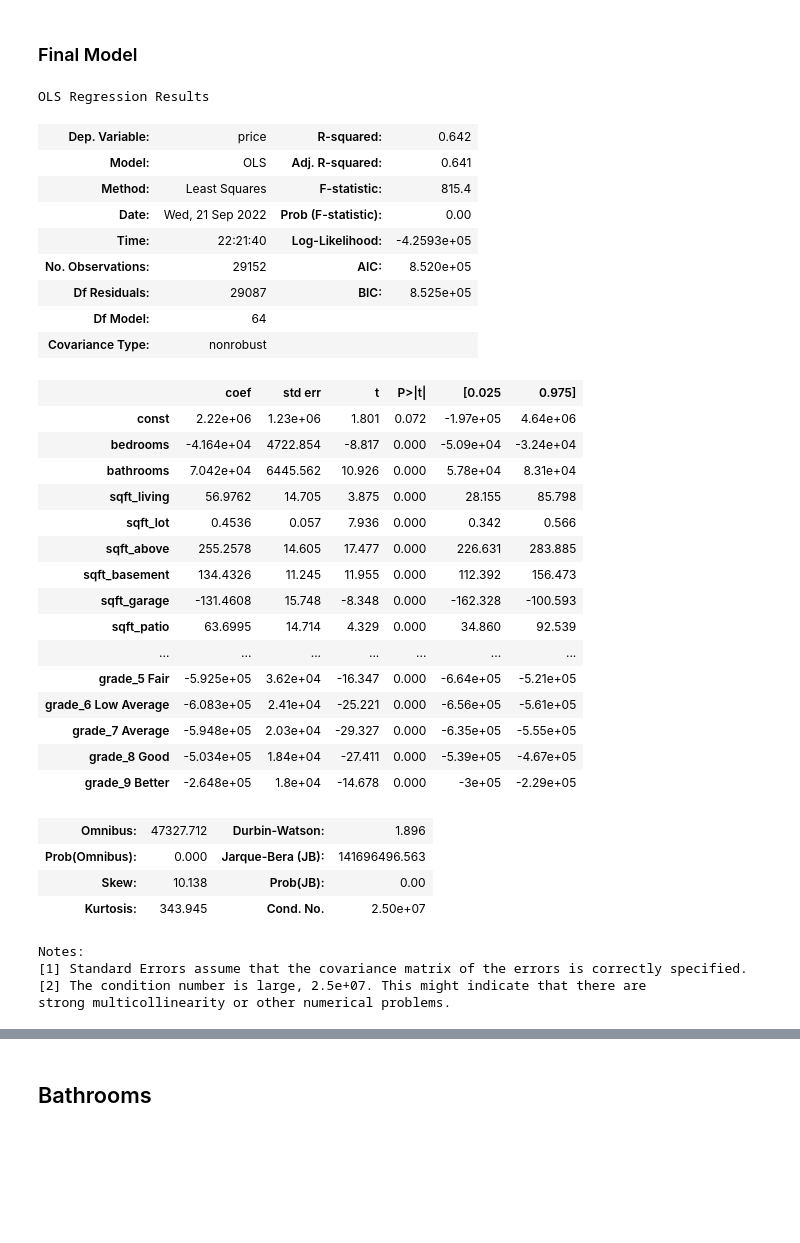
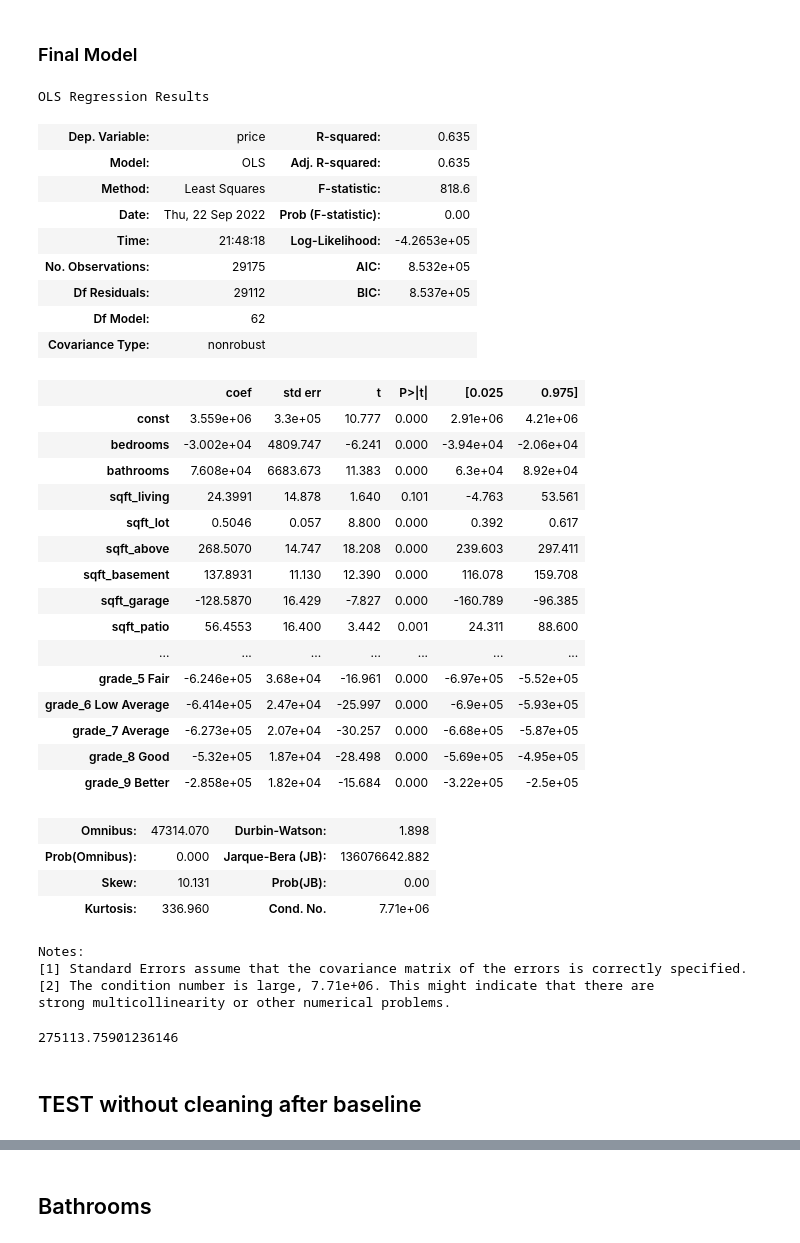
Before and after one commit to newcojon/Capstone, a Jupyter notebook: cap_vers_1.ipynb, the cells around one changed output, grey strips where cells are left out. Cells and saved outputs as stored; diff of their text form; code cells hidden in the pictures; blank space fills up the shorter version.

```diff
--- a/cap_vers_1.ipynb
+++ b/cap_vers_1.ipynb
@@ -560,4 +661,0 @@ X_iter = pd.get_dummies(X_iter, columns=['grade', 'waterfront'], drop_first=True
-# %%
-model = sm.OLS(y, sm.add_constant(X_iter))
-results = model.fit()
-print(results.summary())
@@ -722,4 +852,0 @@ X_iter1 = pd.get_dummies(X_iter1, columns=['Neighborhood', 'waterfront'], drop_f
-# %%
-model = sm.OLS(y, sm.add_constant(X_iter1))
-results = model.fit()
-print(results.summary())
@@ -787,3 +898,7 @@ ccpr function partial
 # df1.heat_source
 # %% [markdown]
 ### Model Iteration
+# %%
+# Creating categorical variables
+cats = df1[['waterfront','greenbelt', 'nuisance', 'view', 'condition', 'heat_source', 'sewer_system', 'Neighborhood', 'grade']]
+cats1 = df1[['selldate','price','waterfront','greenbelt', 'nuisance', 'view', 'condition', 'heat_source', 'sewer_system', 'address', 'Zipcode', 'Neighborhood', 'grade']]
@@ -899,5 +1013,5 @@ X2[(X2.cc>.75) & (X2.cc<1)]
 # %%
-X1.drop(columns=['yr_built', 'sqft_above', 'bathrooms'], inplace=True)
+X1.drop(columns=['yr_built'], inplace=True)
 # %% [markdown]
 There are three sets of variables that are highly correlated: yr_old and yr_built, sqft_above
 and sqft_living, and bathrooms with sqft_living
@@ -952,46 +1066,53 @@ mae
 # %%
 X1=dum_df1.drop(labels=['selldate', 'price', 'Zipcode', 'address', 'lat', 'long',
                        'sewer_system_PUBLIC RESTRICTED',
                       'heat_source_Oil', 'heat_source_Oil/Solar', 'heat_source_Other',
                       'floors', 'Neighborhood_Skykomish', 'Neighborhood_Black Diamond',
-                      'Neighborhood_Baring', 'grade_2 Substandard' ], axis=1)
+                      'Neighborhood_Baring', 'grade_2 Substandard', 'Neighborhood_Enumclaw', 'heat_source_Electricity/Solar'], axis=1)
 y=dum_df1.price
 
 model_1 = sm.OLS(y, sm.add_constant(X1))
 results1 = model_1.fit()
 results1.summary()
 # %% [output]
 OLS Regression Results
-| Dep. Variable: | price | R-squared: | 0.642 |
-| Model: | OLS | Adj. R-squared: | 0.641 |
-| Method: | Least Squares | F-statistic: | 815.4 |
-| Date: | Wed, 21 Sep 2022 | Prob (F-statistic): | 0.00 |
-| Time: | 22:21:40 | Log-Likelihood: | -4.2593e+05 |
-| No. Observations: | 29152 | AIC: | 8.520e+05 |
-| Df Residuals: | 29087 | BIC: | 8.525e+05 |
-| Df Model: | 64 |  |  |
+| Dep. Variable: | price | R-squared: | 0.635 |
+| Model: | OLS | Adj. R-squared: | 0.635 |
+| Method: | Least Squares | F-statistic: | 818.6 |
+| Date: | Thu, 22 Sep 2022 | Prob (F-statistic): | 0.00 |
+| Time: | 21:48:18 | Log-Likelihood: | -4.2653e+05 |
+| No. Observations: | 29175 | AIC: | 8.532e+05 |
+| Df Residuals: | 29112 | BIC: | 8.537e+05 |
+| Df Model: | 62 |  |  |
 | Covariance Type: | nonrobust |  |  |
 |  | coef | std err | t | P>|t| | [0.025 | 0.975] |
-| const | 2.22e+06 | 1.23e+06 | 1.801 | 0.072 | -1.97e+05 | 4.64e+06 |
-| bedrooms | -4.164e+04 | 4722.854 | -8.817 | 0.000 | -5.09e+04 | -3.24e+04 |
-| bathrooms | 7.042e+04 | 6445.562 | 10.926 | 0.000 | 5.78e+04 | 8.31e+04 |
-| sqft_living | 56.9762 | 14.705 | 3.875 | 0.000 | 28.155 | 85.798 |
-| sqft_lot | 0.4536 | 0.057 | 7.936 | 0.000 | 0.342 | 0.566 |
-| sqft_above | 255.2578 | 14.605 | 17.477 | 0.000 | 226.631 | 283.885 |
-| sqft_basement | 134.4326 | 11.245 | 11.955 | 0.000 | 112.392 | 156.473 |
-| sqft_garage | -131.4608 | 15.748 | -8.348 | 0.000 | -162.328 | -100.593 |
-| sqft_patio | 63.6995 | 14.714 | 4.329 | 0.000 | 34.860 | 92.539 |
+| const | 3.559e+06 | 3.3e+05 | 10.777 | 0.000 | 2.91e+06 | 4.21e+06 |
+| bedrooms | -3.002e+04 | 4809.747 | -6.241 | 0.000 | -3.94e+04 | -2.06e+04 |
+| bathrooms | 7.608e+04 | 6683.673 | 11.383 | 0.000 | 6.3e+04 | 8.92e+04 |
+| sqft_living | 24.3991 | 14.878 | 1.640 | 0.101 | -4.763 | 53.561 |
+| sqft_lot | 0.5046 | 0.057 | 8.800 | 0.000 | 0.392 | 0.617 |
+| sqft_above | 268.5070 | 14.747 | 18.208 | 0.000 | 239.603 | 297.411 |
+| sqft_basement | 137.8931 | 11.130 | 12.390 | 0.000 | 116.078 | 159.708 |
+| sqft_garage | -128.5870 | 16.429 | -7.827 | 0.000 | -160.789 | -96.385 |
+| sqft_patio | 56.4553 | 16.400 | 3.442 | 0.001 | 24.311 | 88.600 |
 | ... | ... | ... | ... | ... | ... | ... |
-| grade_5 Fair | -5.925e+05 | 3.62e+04 | -16.347 | 0.000 | -6.64e+05 | -5.21e+05 |
-| grade_6 Low Average | -6.083e+05 | 2.41e+04 | -25.221 | 0.000 | -6.56e+05 | -5.61e+05 |
-| grade_7 Average | -5.948e+05 | 2.03e+04 | -29.327 | 0.000 | -6.35e+05 | -5.55e+05 |
-| grade_8 Good | -5.034e+05 | 1.84e+04 | -27.411 | 0.000 | -5.39e+05 | -4.67e+05 |
-| grade_9 Better | -2.648e+05 | 1.8e+04 | -14.678 | 0.000 | -3e+05 | -2.29e+05 |
+| grade_5 Fair | -6.246e+05 | 3.68e+04 | -16.961 | 0.000 | -6.97e+05 | -5.52e+05 |
+| grade_6 Low Average | -6.414e+05 | 2.47e+04 | -25.997 | 0.000 | -6.9e+05 | -5.93e+05 |
+| grade_7 Average | -6.273e+05 | 2.07e+04 | -30.257 | 0.000 | -6.68e+05 | -5.87e+05 |
+| grade_8 Good | -5.32e+05 | 1.87e+04 | -28.498 | 0.000 | -5.69e+05 | -4.95e+05 |
+| grade_9 Better | -2.858e+05 | 1.82e+04 | -15.684 | 0.000 | -3.22e+05 | -2.5e+05 |
-| Omnibus: | 47327.712 | Durbin-Watson: | 1.896 |
-| Prob(Omnibus): | 0.000 | Jarque-Bera (JB): | 141696496.563 |
-| Skew: | 10.138 | Prob(JB): | 0.00 |
-| Kurtosis: | 343.945 | Cond. No. | 2.50e+07 |
+| Omnibus: | 47314.070 | Durbin-Watson: | 1.898 |
+| Prob(Omnibus): | 0.000 | Jarque-Bera (JB): | 136076642.882 |
+| Skew: | 10.131 | Prob(JB): | 0.00 |
+| Kurtosis: | 336.960 | Cond. No. | 7.71e+06 |
 Notes:
 [1] Standard Errors assume that the covariance matrix of the errors is correctly specified.
-[2] The condition number is large, 2.5e+07. This might indicate that there are
+[2] The condition number is large, 7.71e+06. This might indicate that there are
 strong multicollinearity or other numerical problems.
+# %%
+mae = mean_absolute_error(y, results1.predict(sm.add_constant(X1)))
+mae
+# %% [output]
+275113.75901236146
+# %% [markdown]
+## TEST without cleaning after baseline
```
Also changed, not shown: parts of 143 cells of this notebook.
